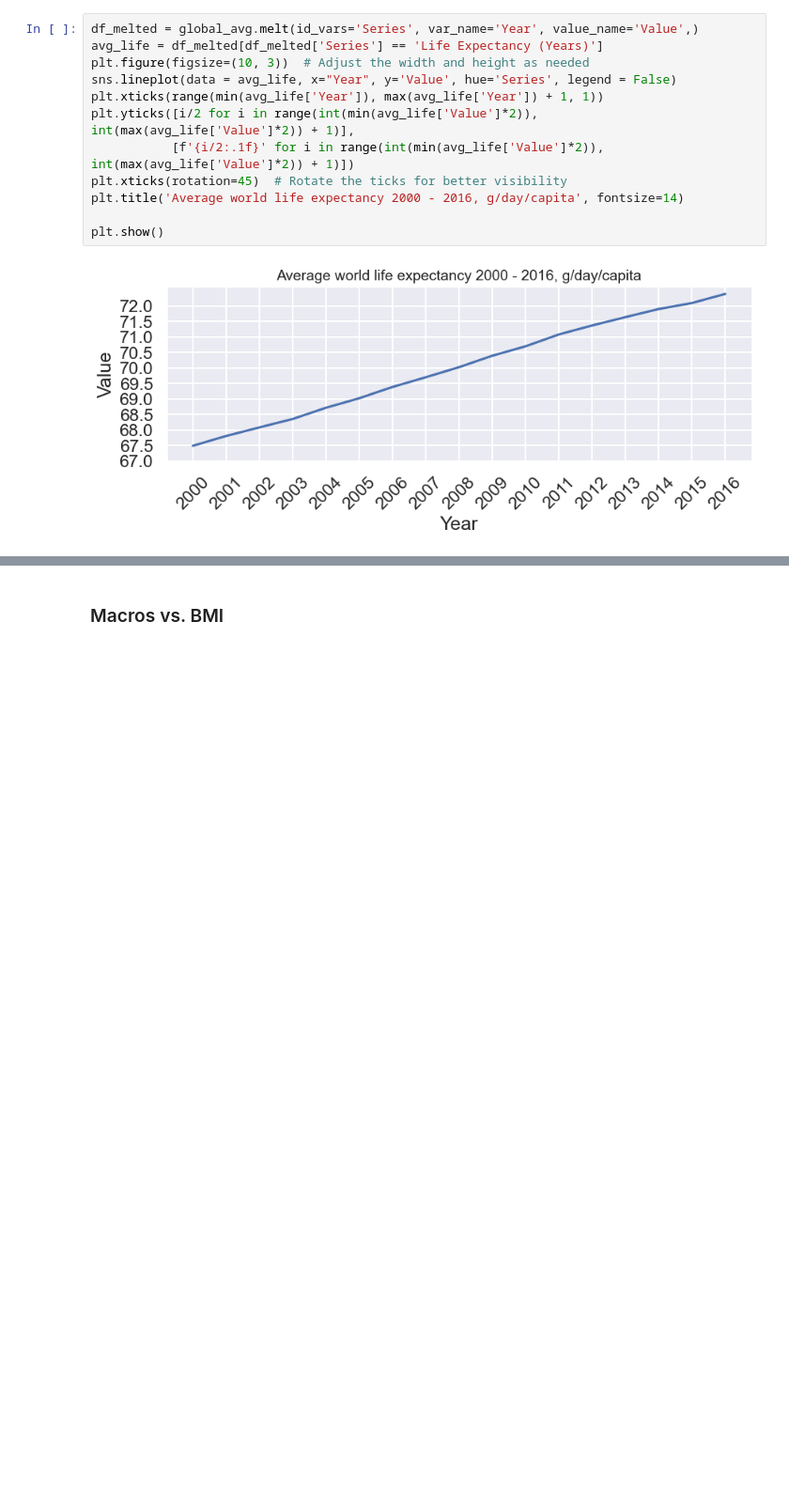
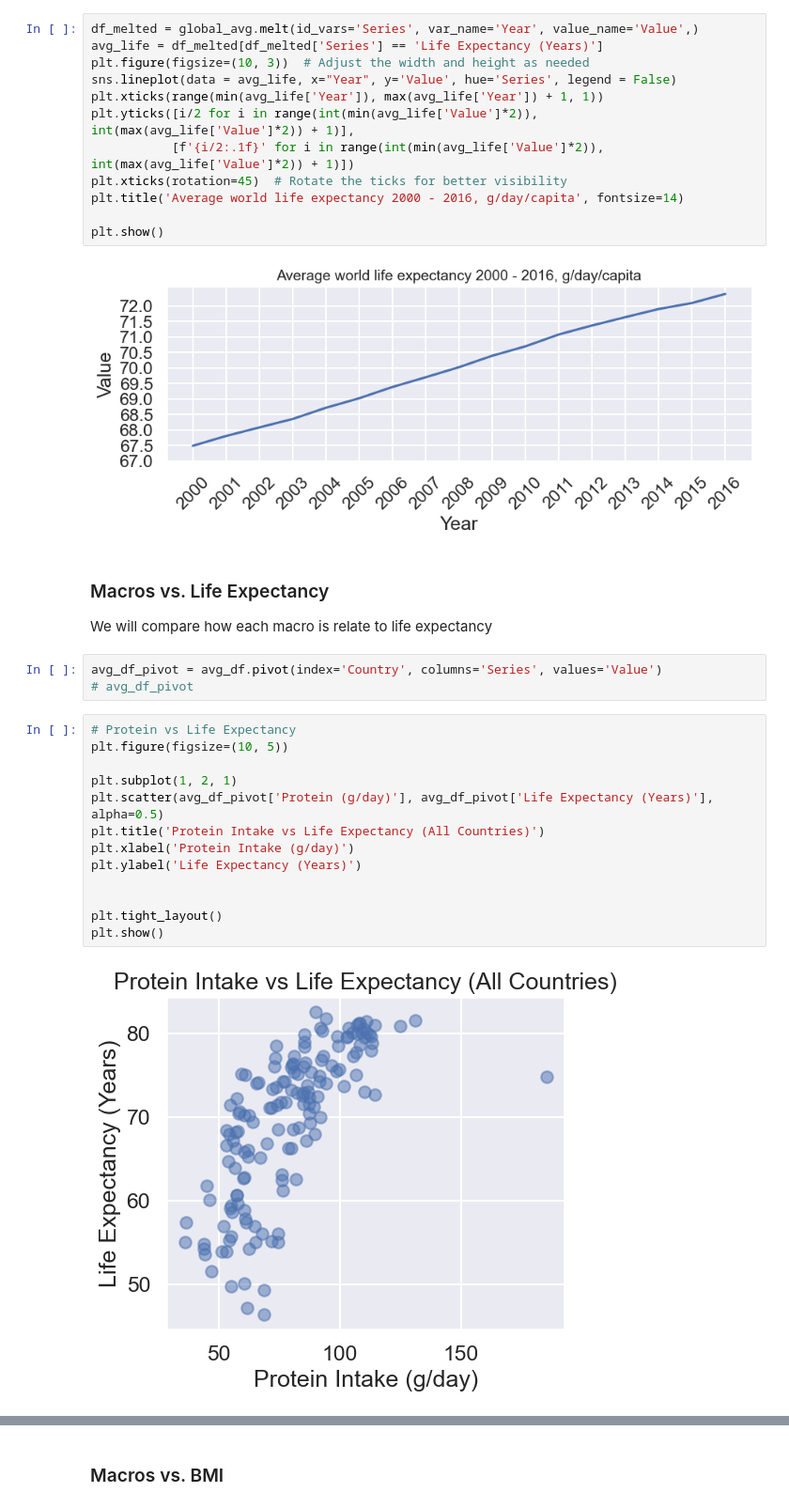
Before and after one commit to COGS108/Group074_WI24, a Jupyter notebook: EDACheckpoint_Group074_WI24.ipynb, the cells around one changed output, grey strips where cells are left out. Shown at 94% size. Saved outputs shown, nothing was run; the diff lists cells and outputs as text; blank space fills up the shorter version.

```diff
--- a/EDACheckpoint_Group074_WI24.ipynb
+++ b/EDACheckpoint_Group074_WI24.ipynb
@@ -692,3 +695,24 @@ plt.title('Average world life expectancy 2000 - 2016, g/day/capita', fontsize=14
 plt.show()
 # %% [output]
 [figure]
+# %% [markdown]
+### Macros vs. Life Expectancy
+We will compare how each macro is relate to life expectancy
+# %%
+avg_df_pivot = avg_df.pivot(index='Country', columns='Series', values='Value')
+# avg_df_pivot
+# %%
+# Protein vs Life Expectancy
+plt.figure(figsize=(10, 5))
+
+plt.subplot(1, 2, 1)
+plt.scatter(avg_df_pivot['Protein (g/day)'], avg_df_pivot['Life Expectancy (Years)'], alpha=0.5)
+plt.title('Protein Intake vs Life Expectancy (All Countries)')
+plt.xlabel('Protein Intake (g/day)')
+plt.ylabel('Life Expectancy (Years)')
+
+
+plt.tight_layout()
+plt.show()
+# %% [output]
+[figure, added]
```
Also changed, not shown: parts of 22 cells of this notebook.
